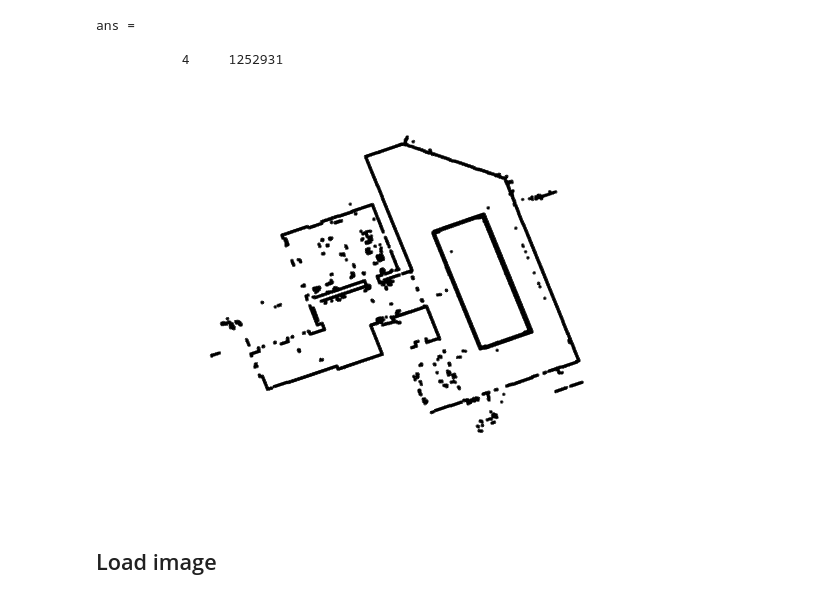
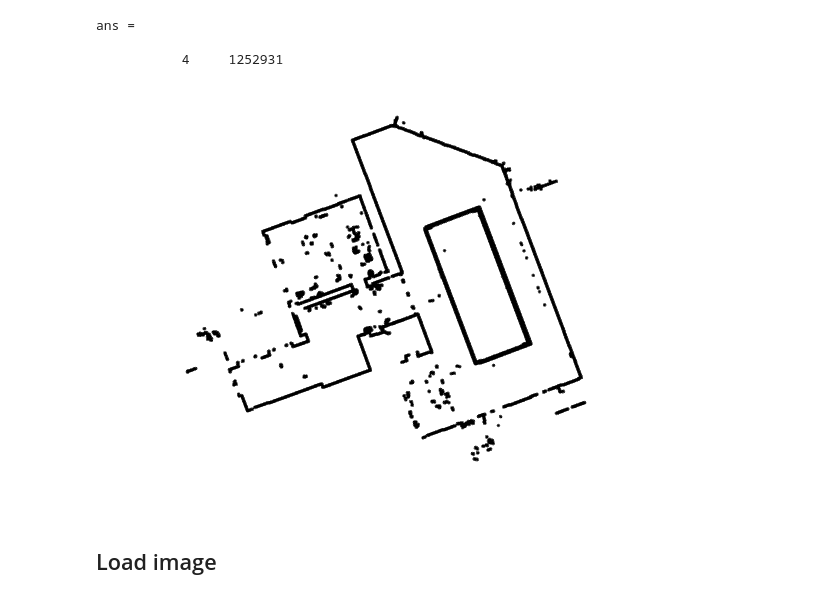
Before and after one commit to codepuree/particlefilter, a Jupyter notebook: Notebooks/ImageOccupancy.ipynb, the cells around one changed output. Cells and saved outputs as stored; diff of their text form; code cells hidden in the pictures.

```diff
--- a/Notebooks/ImageOccupancy.ipynb
+++ b/Notebooks/ImageOccupancy.ipynb
@@ -18,10 +18,11 @@ ans =
 # %%
 figure('name', 'display scatter');
 scatter(A(1, :), A(2, :), '.', 'black');
+axis equal
 axis off
 saveas(gcf, '../Data/Vorgabe.png');
 # %% [output]
-[figure, old version]
+[figure, new version]
 # %% [markdown]
 ## Load image
 # %%
```
Also changed, not shown: parts of 8 cells of this notebook, 10 other files.
